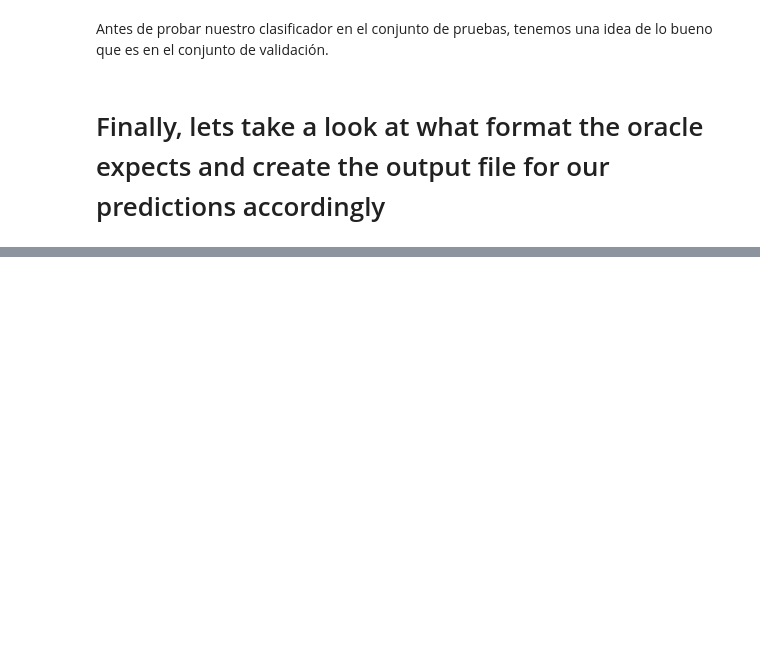
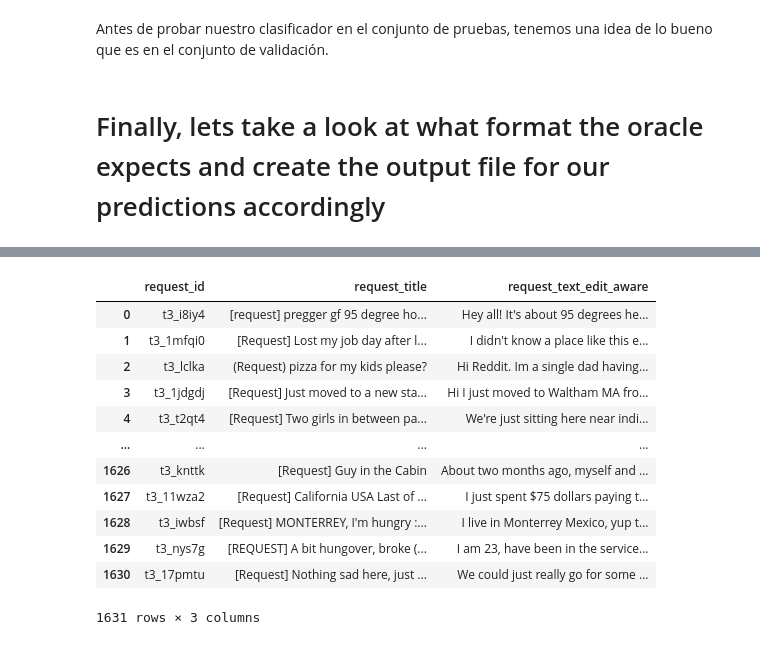
Before and after one commit to Viny2030/NLP, a Jupyter notebook: Basic_NLP_with_NLTK.ipynb, the cells around one changed output, grey strips where cells are left out. Cells and saved outputs as stored; diff of their text form; code cells hidden in the pictures; blank space fills up the shorter version.

```diff
--- a/Basic_NLP_with_NLTK.ipynb
+++ b/Basic_NLP_with_NLTK.ipynb
@@ -1346,0 +1356,16 @@ FileNotFoundError: [Errno 2] No such file or directory: '../input/patching-pizza
+# %%
+df_test
+# %% [output]
+|  | request_id | request_title | request_text_edit_aware |
+| 0 | t3_i8iy4 | [request] pregger gf 95 degree ho... | Hey all! It's about 95 degrees he... |
+| 1 | t3_1mfqi0 | [Request] Lost my job day after l... | I didn't know a place like this e... |
+| 2 | t3_lclka | (Request) pizza for my kids please? | Hi Reddit. Im a single dad having... |
+| 3 | t3_1jdgdj | [Request] Just moved to a new sta... | Hi I just moved to Waltham MA fro... |
+| 4 | t3_t2qt4 | [Request] Two girls in between pa... | We're just sitting here near indi... |
+| ... | ... | ... | ... |
+| 1626 | t3_knttk | [Request] Guy in the Cabin | About two months ago, myself and ... |
+| 1627 | t3_11wza2 | [Request] California USA Last of ... | I just spent $75 dollars paying t... |
+| 1628 | t3_iwbsf | [Request] MONTERREY, I'm hungry :... | I live in Monterrey Mexico, yup t... |
+| 1629 | t3_nys7g | [REQUEST] A bit hungover, broke (... | I am 23, have been in the service... |
+| 1630 | t3_17pmtu | [Request] Nothing sad here, just ... | We could just really go for some ... |
+1631 rows × 3 columns
```
Also changed, not shown: parts of 16 cells of this notebook.
